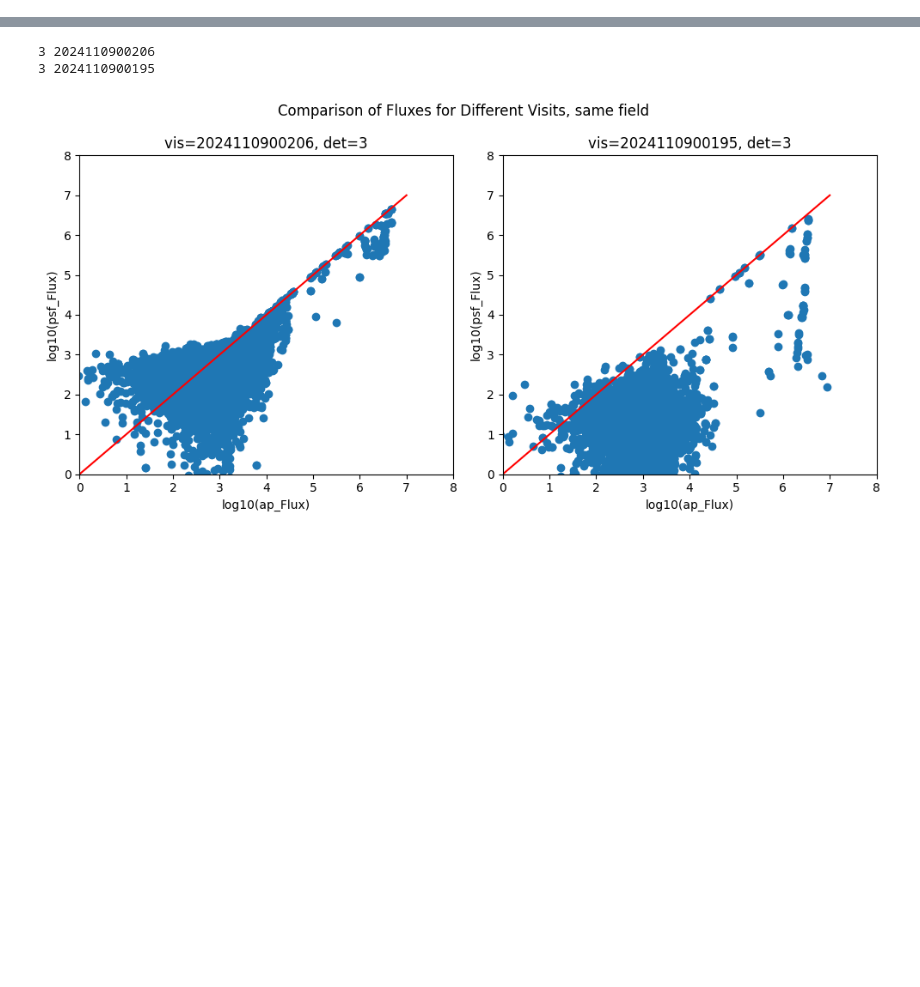
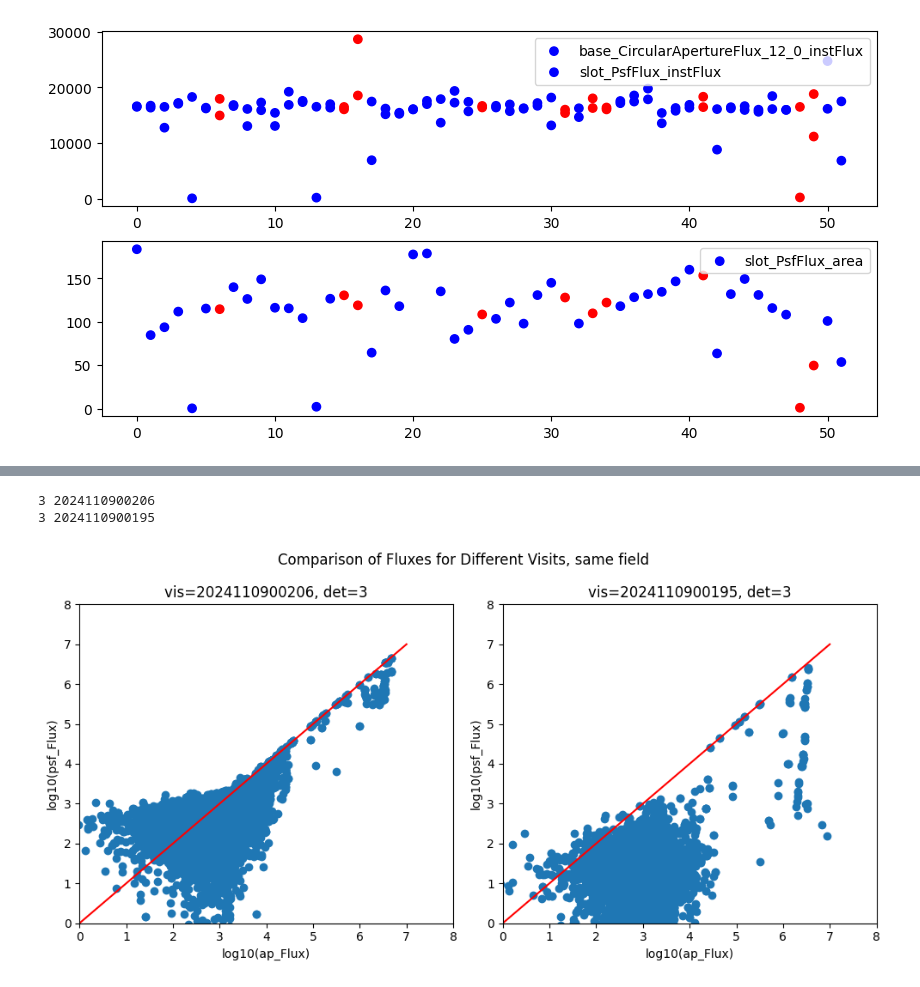
Before and after one commit to lsst-sitcom/notebooks_dia, a Jupyter notebook: Fixing_flux_Forced.ipynb, the cells around one changed output, grey strips where cells are left out. Saved outputs shown, nothing was run; the diff lists cells and outputs as text; code cells hidden in the pictures; blank space fills up the shorter version.

```diff
--- a/Fixing_flux_Forced.ipynb
+++ b/Fixing_flux_Forced.ipynb
@@ -225,0 +328,43 @@ plt.legend()
+# %%
+flag_columns = [key for key in mergedForcedSourceTable_single_single_obj['calexp'].keys() if 'flag' in key.lower()]
+
+list_of_ap_flux = []
+list_of_visits = []
+list_of_psf_flux_area = []
+list_of_psf_flux = []
+list_of_colors = []
+
+for i in range(0, len(obj_1_u)):
+    src_single = obj_1_u.iloc[i]
+    mergedForcedSourceTable_single = butler.get(
+        'mergedForcedSource',
+        dataId={'skymap': 'lsst_cells_v1', 'tract': 5063, 'detector': src_single.detector, "visit": src_single.visit}
+    )
+    mergedForcedSourceTable_single_single_obj = mergedForcedSourceTable_single.loc[obj_id]
+
+    # Check if any flag in flag_columns is True
+    is_flagged = mergedForcedSourceTable_single_single_obj['calexp'][flag_columns].any()
+
+    # Store values
+    list_of_visits.append(src_single.visit)
+    list_of_ap_flux.append(mergedForcedSourceTable_single_single_obj['calexp']['base_CircularApertureFlux_12_0_instFlux'])
+    list_of_psf_flux_area.append(mergedForcedSourceTable_single_single_obj['calexp']['slot_PsfFlux_area'])
+    list_of_psf_flux.append(mergedForcedSourceTable_single_single_obj['calexp']['slot_PsfFlux_instFlux'])
+
+    # Assign color based on flag status
+    list_of_colors.append('red' if is_flagged else 'blue')
+
+plt.figure(figsize=(10, 5))
+
+plt.subplot(2, 1, 1)
+plt.scatter(np.arange(len(list_of_ap_flux)), list_of_ap_flux, c=list_of_colors, label='base_CircularApertureFlux_12_0_instFlux')
+plt.scatter(np.arange(len(list_of_ap_flux)), list_of_psf_flux, c=list_of_colors, label='slot_PsfFlux_instFlux')
+plt.legend()
+
+plt.subplot(2, 1, 2)
+plt.scatter(np.arange(len(list_of_ap_flux)), list_of_psf_flux_area, c=list_of_colors, label='slot_PsfFlux_area')
+plt.legend()
+
+plt.show()
+# %% [output]
+[figure, added]
```
Also changed, not shown: parts of 19 cells of this notebook.
